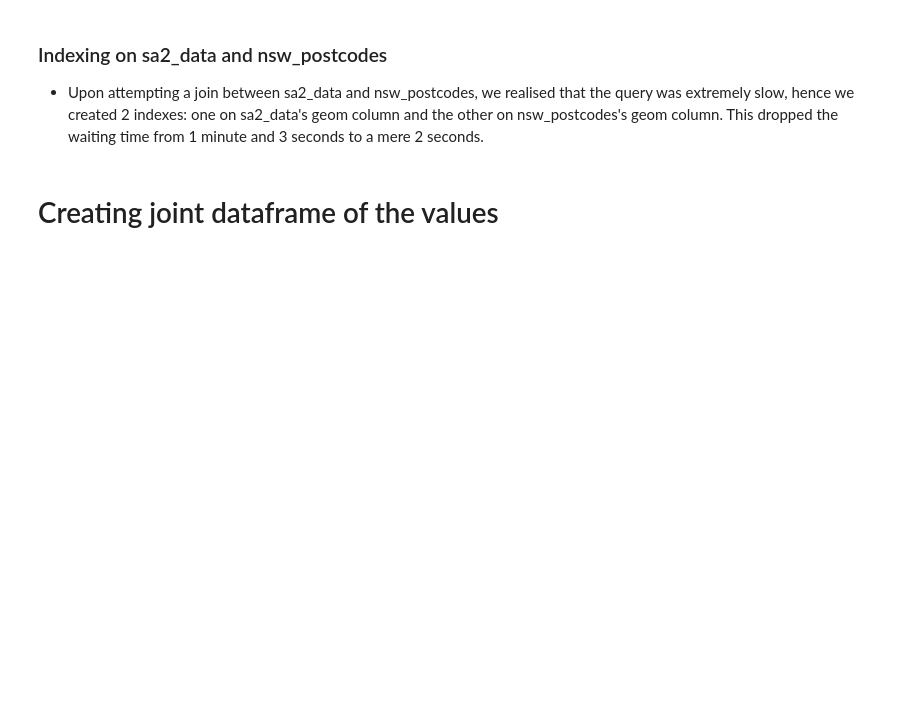
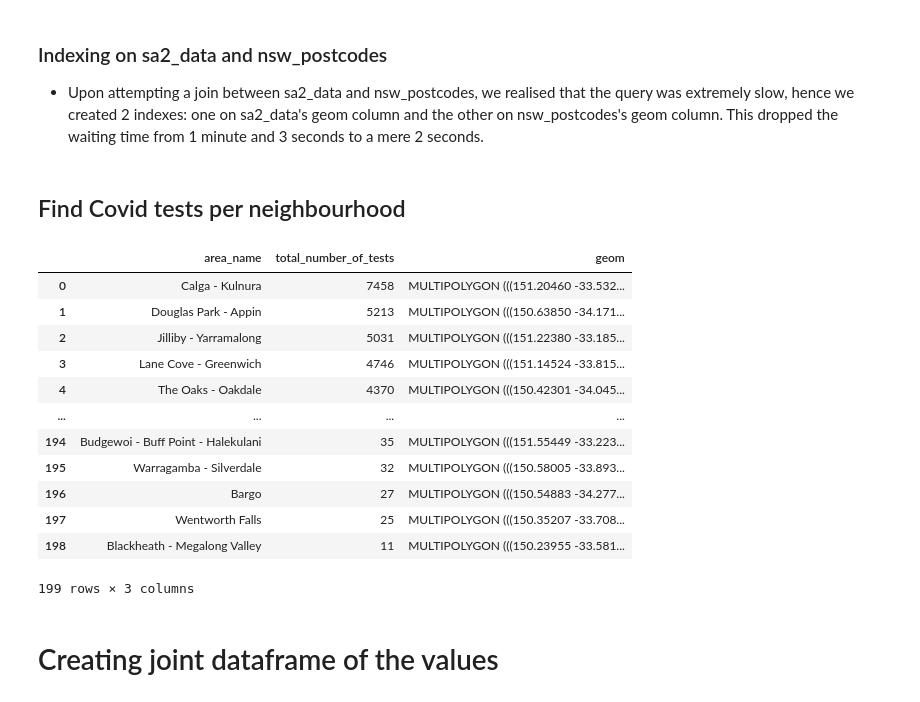
Before and after one commit to KhangNguyen22/data2001-data-science, a Jupyter notebook: Assignment.ipynb, the cells around one changed output. Drawn from its saved outputs; the diff is of its cells as text; code cells hidden in the pictures; blank space fills up the shorter version.

```diff
--- a/Assignment.ipynb
+++ b/Assignment.ipynb
@@ -10,6 +10,7 @@ import psycopg2.extras
 import os
 import json
 import requests
+
 
 import matplotlib as mpl
 import matplotlib.pyplot as plt
@@ -23,8 +24,8 @@ from pprint import pprint
 
 def pgconnect():
     # please replace <your_unikey> and <your_SID> with your own details
-    YOUR_UNIKEY = 'mngu3698'
-    YOUR_PW     = '490503902'
+    YOUR_UNIKEY = ''
+    YOUR_PW     = ''
     DB_LOGIN    = 'y20s1d2x01_'+ YOUR_UNIKEY
 
     try:
@@ -546,6 +547,31 @@ plt.show()
 # index_command = "CREATE INDEX nsw_postcodes_idx ON nsw_postcodes USING GIST (geom)"
 # result= pgquery(conn, index_command, returntype='dict')
 # pprint(result)
+# %% [markdown]
+## Find Covid tests per neighbourhood
+# %%
+query = """select neigh.area_name, count(ct.result) AS total_number_of_tests, neigh.geom FROM covid_tests ct
+JOIN nsw_postcodes np ON (ct.postcode = np.postcode)
+JOIN neighbourhoods neigh ON (ST_WITHIN(np.geom,neigh.geom))
+GROUP BY neigh.area_name,neigh.geom
+ORDER BY total_number_of_tests DESC;"""
+
+covid_tests = gpd.read_postgis(query,conn)
+covid_tests
+# %% [output]
+|  | area_name | total_number_of_tests | geom |
+| 0 | Calga - Kulnura | 7458 | MULTIPOLYGON (((151.20460 -33.532... |
+| 1 | Douglas Park - Appin | 5213 | MULTIPOLYGON (((150.63850 -34.171... |
+| 2 | Jilliby - Yarramalong | 5031 | MULTIPOLYGON (((151.22380 -33.185... |
+| 3 | Lane Cove - Greenwich | 4746 | MULTIPOLYGON (((151.14524 -33.815... |
+| 4 | The Oaks - Oakdale | 4370 | MULTIPOLYGON (((150.42301 -34.045... |
+| ... | ... | ... | ... |
+| 194 | Budgewoi - Buff Point - Halekulani | 35 | MULTIPOLYGON (((151.55449 -33.223... |
+| 195 | Warragamba - Silverdale | 32 | MULTIPOLYGON (((150.58005 -33.893... |
+| 196 | Bargo | 27 | MULTIPOLYGON (((150.54883 -34.277... |
+| 197 | Wentworth Falls | 25 | MULTIPOLYGON (((150.35207 -33.708... |
+| 198 | Blackheath - Megalong Valley | 11 | MULTIPOLYGON (((150.23955 -33.581... |
+199 rows × 3 columns
 # %% [markdown]
 # Creating joint dataframe of the values
 # %%
```
Also changed, not shown: parts of 1 cell of this notebook.
